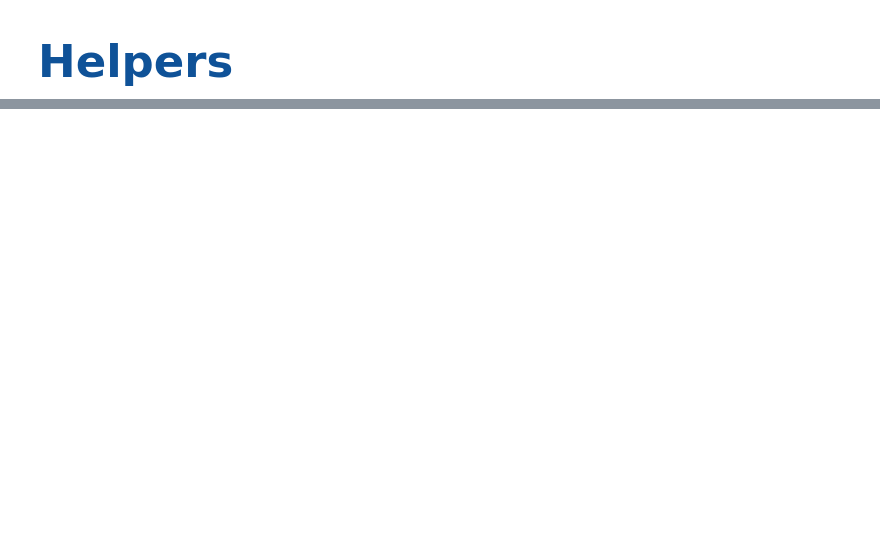
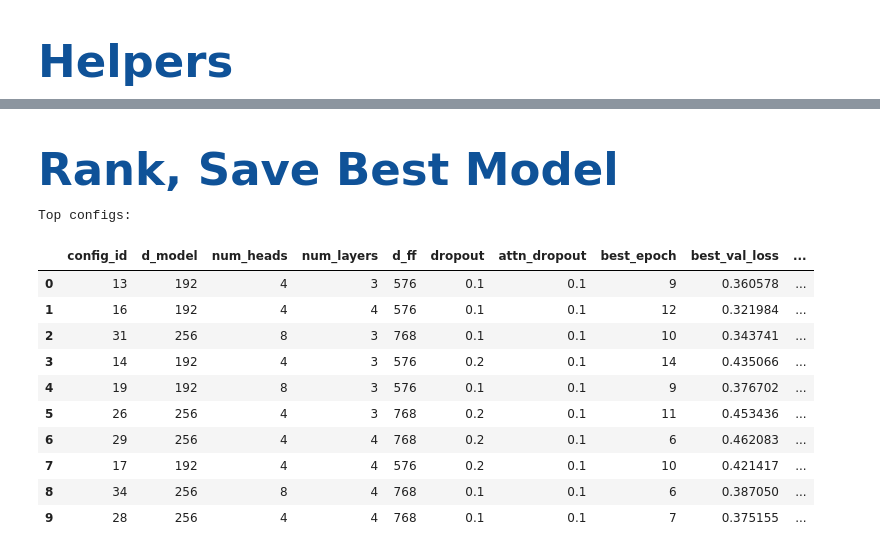
Before and after one commit to TomHexPlus/Sentiment-Analysis-Transformer, a Jupyter notebook: ML Project.ipynb, the cells around one changed output, grey strips where cells are left out. Cells and saved outputs as stored; diff of their text form; code cells hidden in the pictures; blank space fills up the shorter version.

```diff
--- a/ML Project.ipynb
+++ b/ML Project.ipynb
@@ -710,7 +787,7 @@ EARLY_STOPPING_PATIENCE = 4
 MIN_IMPROVEMENT = 5e-4
 FREEZE_EMBED_EPOCHS = 2
 SELECTION_METRIC = "macro_f1"
-MAX_CONFIGS = 5
+MAX_CONFIGS = 50
 
 if "train_aug_df" in globals():
     y_train = train_aug_df["label"].astype(int).to_numpy()
@@ -863,0 +1156,76 @@ def _is_improved(metric_name, current_loss, current_f1, best_loss, best_f1, min_
+# %% [markdown]
+  <h1 style="color:#0F5298; font-family:serif; font-size:45px; margin-bottom:0px;">
+    Rank, Save Best Model
+  </h1>
+# %%
+results_df = pd.DataFrame(search_results)
+if selection_metric == "val_loss":
+    results_df = results_df.sort_values(by=["best_val_loss", "best_val_macro_f1"], ascending=[True, False]).reset_index(drop=True)
+else:
+    results_df = results_df.sort_values(by=["best_val_macro_f1", "best_val_loss"], ascending=[False, True]).reset_index(drop=True)
+
+print("\nTop configs:")
+display(results_df.head(10))
+
+if global_best["config"] is None or global_best["state_dict"] is None:
+    raise RuntimeError("No valid model was found during hyperparameter search.")
+
+best_config = global_best["config"]
+best_val_error = global_best["val_loss"]
+best_val_acc = global_best["val_acc"]
+best_val_macro_f1 = global_best["val_macro_f1"]
+best_epoch = global_best["epoch"]
+best_history = global_best["history"]
+
+model = build_model_from_config(
+    config=best_config,
+    pretrained_embeddings=pretrained_for_search,
+    device=device,
+)
+model.load_state_dict(global_best["state_dict"])
+
+print("\nBest config selected for test:")
+print(best_config)
+print(f"Best validation loss: {best_val_error:.6f}")
+print(f"Best validation accuracy: {best_val_acc:.6f}")
+print(f"Best validation macro-F1: {best_val_macro_f1:.6f}")
+print(f"Best epoch: {best_epoch}")
+
+test_labels = []
+test_preds = []
+if "test_loader" in globals():
+    test_criterion = nn.CrossEntropyLoss(weight=cw, label_smoothing=label_smoothing)
+    test_loss, test_acc, test_macro_f1 = _eval_one_epoch(model, test_loader, test_criterion, device)
+    print(f"Test loss (best config): {test_loss:.6f}")
+    print(f"Test accuracy (best config): {test_acc:.6f}")
+    print(f"Test macro-F1 (best config): {test_macro_f1:.6f}")
+
+save_path = "best-model.pt"
+
+checkpoint = {
+    "model_state_dict": model.state_dict(),
+    "config": best_config,
+    "best_val_loss": best_val_error,
+    "best_val_accuracy": best_val_acc,
+    "best_val_macro_f1": best_val_macro_f1,
+    "best_epoch": best_epoch,
+    "selection_metric": selection_metric,
+    "saved_at": str(datetime.now())
+}
+
+torch.save(checkpoint, save_path)
+
+print(f"\nModel successfully saved to: {save_path}")
+# %% [output]
+Top configs:
+|  | config_id | d_model | num_heads | num_layers | d_ff | dropout | attn_dropout | best_epoch | best_val_loss | ... |
+| 0 | 13 | 192 | 4 | 3 | 576 | 0.1 | 0.1 | 9 | 0.360578 | ... |
+| 1 | 16 | 192 | 4 | 4 | 576 | 0.1 | 0.1 | 12 | 0.321984 | ... |
+| 2 | 31 | 256 | 8 | 3 | 768 | 0.1 | 0.1 | 10 | 0.343741 | ... |
+| 3 | 14 | 192 | 4 | 3 | 576 | 0.2 | 0.1 | 14 | 0.435066 | ... |
+| 4 | 19 | 192 | 8 | 3 | 576 | 0.1 | 0.1 | 9 | 0.376702 | ... |
+| 5 | 26 | 256 | 4 | 3 | 768 | 0.2 | 0.1 | 11 | 0.453436 | ... |
+| 6 | 29 | 256 | 4 | 4 | 768 | 0.2 | 0.1 | 6 | 0.462083 | ... |
+| 7 | 17 | 192 | 4 | 4 | 576 | 0.2 | 0.1 | 10 | 0.421417 | ... |
+| 8 | 34 | 256 | 8 | 4 | 768 | 0.1 | 0.1 | 6 | 0.387050 | ... |
+| 9 | 28 | 256 | 4 | 4 | 768 | 0.1 | 0.1 | 7 | 0.375155 | ... |
```
Also changed, not shown: parts of 18 cells of this notebook.
